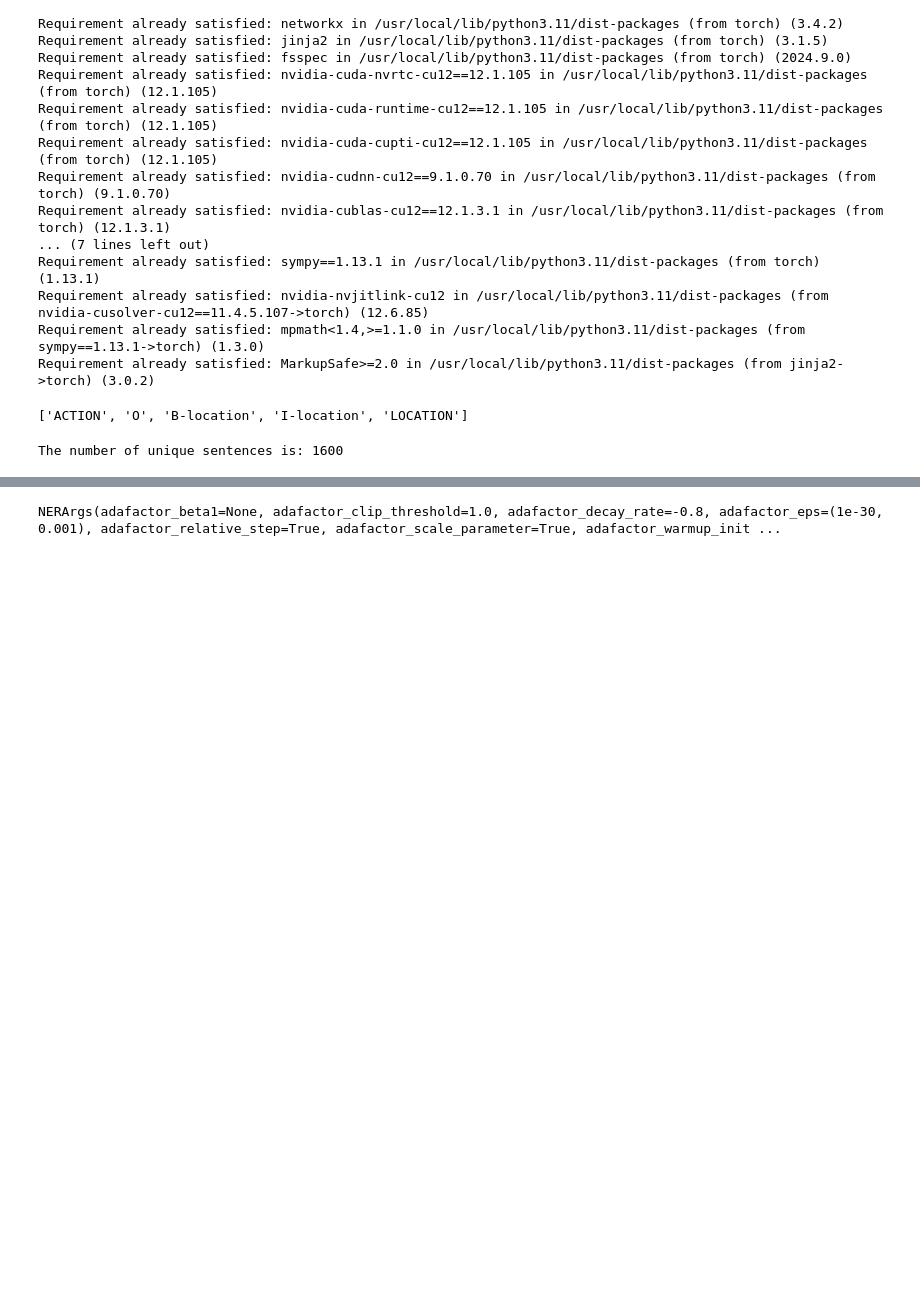
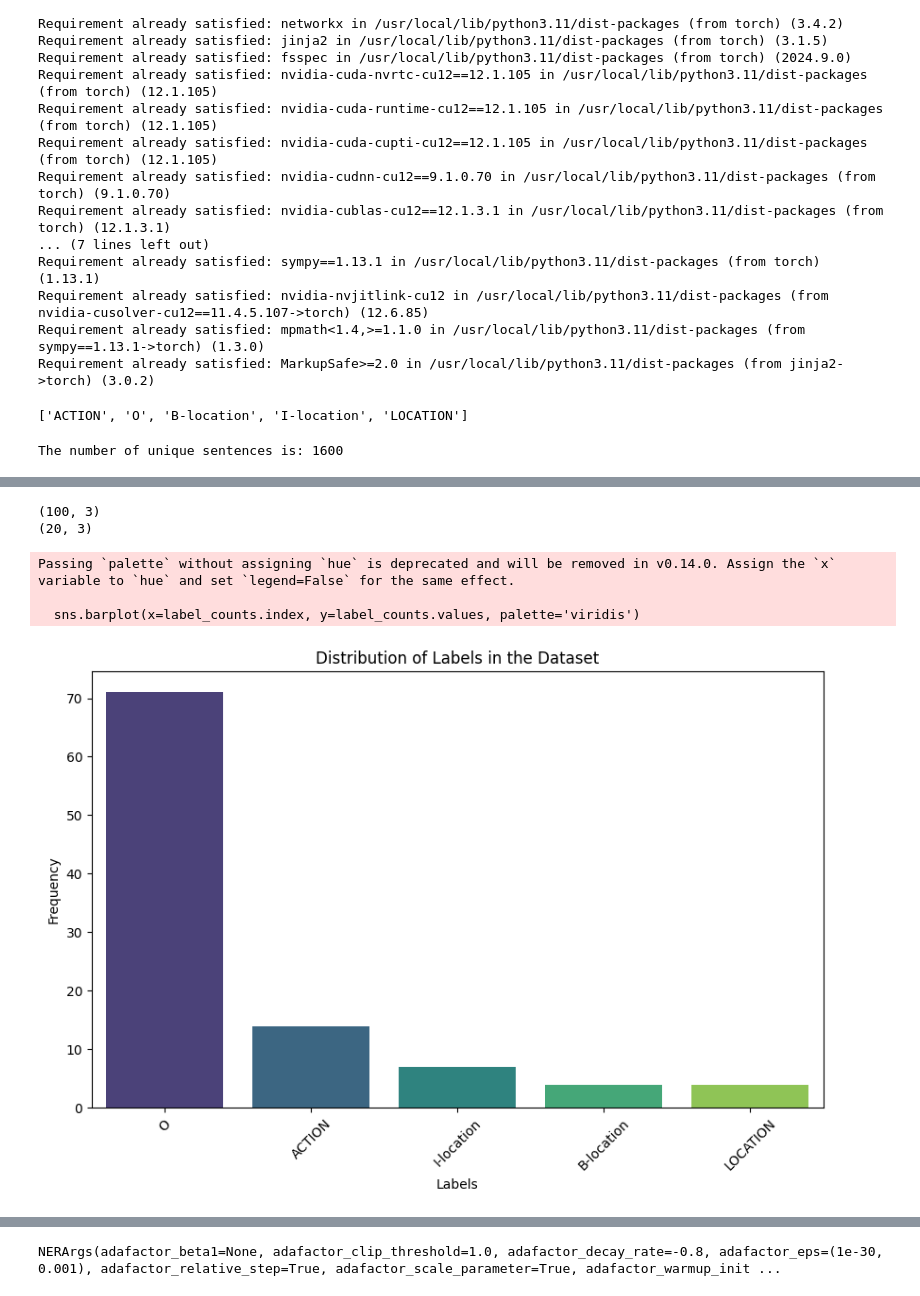
Before and after one commit to darknight11345/turtlebot4, a Jupyter notebook: Text_21_01_25.ipynb, the cells around one changed output, grey strips where cells are left out. Cells and saved outputs as stored; diff of their text form; code cells hidden in the pictures; blank space fills up the shorter version.

```diff
--- a/Text_21_01_25.ipynb
+++ b/Text_21_01_25.ipynb
@@ -72,7 +72,7 @@ from sklearn.preprocessing import LabelEncoder
 from sklearn.model_selection import train_test_split
 from sklearn.metrics import accuracy_score
 # %%
-#Sentence_ID,Sentence,Labels
+ #Sentence_ID,Sentence,Labels
 
 
 # Splitting the data into features (X) and labels (y)
@@ -80,7 +80,7 @@ X = data[["sentence_id","sentences"] ] # The sentences
 y = data["labels"]    # The labels
 
 # Split the data (80% train, 20% test)
-X_train, X_test, y_train, y_test = train_test_split(X, y, test_size=0.2, random_state=42, shuffle=True)
+X_train, X_test, y_train, y_test = train_test_split(X, y, test_size=0.2, random_state=42) #shuffle=True)
 
 # Now you can use X_train, y_train for training and X_test, y_test for testing
 # %%
@@ -302,0 +319,36 @@ args.dataloader_num_workers = 2  # Adjust based on your CPU resources
+# %%
+#test with sample
+# Sample 100 rows from train_data and 20 rows from test_data
+train_sample = train_data.sample(n=100)  # Adjust the size as needed
+test_sample = test_data.sample(n=20)
+
+print(train_sample.shape)
+print(test_sample.shape)
+# %% [output]
+(100, 3)
+(20, 3)
+# %%
+import matplotlib.pyplot as plt
+import seaborn as sns
+import pandas as pd
+
+
+# Assuming your data is in the form of a DataFrame named 'data'
+# For example, 'data' has 'Label' column with different labels like 'ACTION', 'O', 'LOCATION'
+
+# Count the frequency of each label
+label_counts = train_sample['labels'].value_counts()
+
+# Create a bar plot
+plt.figure(figsize=(10,6))
+sns.barplot(x=label_counts.index, y=label_counts.values, palette='viridis')
+plt.title('Distribution of Labels in the Dataset')
+plt.xlabel('Labels')
+plt.ylabel('Frequency')
+plt.xticks(rotation=45)
+plt.show()
+# %% [output]
+Passing `palette` without assigning `hue` is deprecated and will be removed in v0.14.0. Assign the `x` variable to `hue` and set `legend=False` for the same effect.
+
+  sns.barplot(x=label_counts.index, y=label_counts.values, palette='viridis')
+[figure, added]
```
Also changed, not shown: parts of 16 cells of this notebook.
